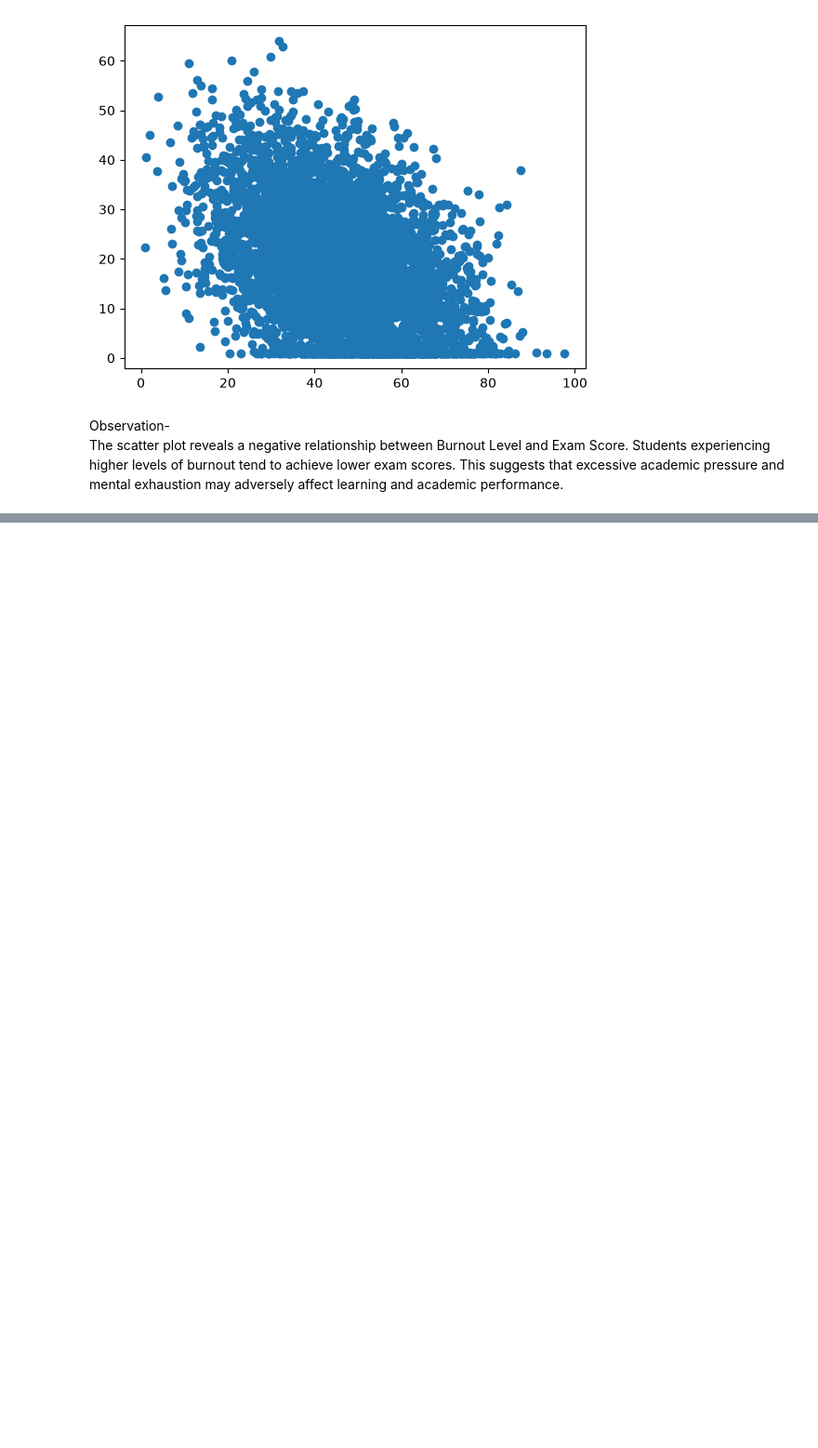
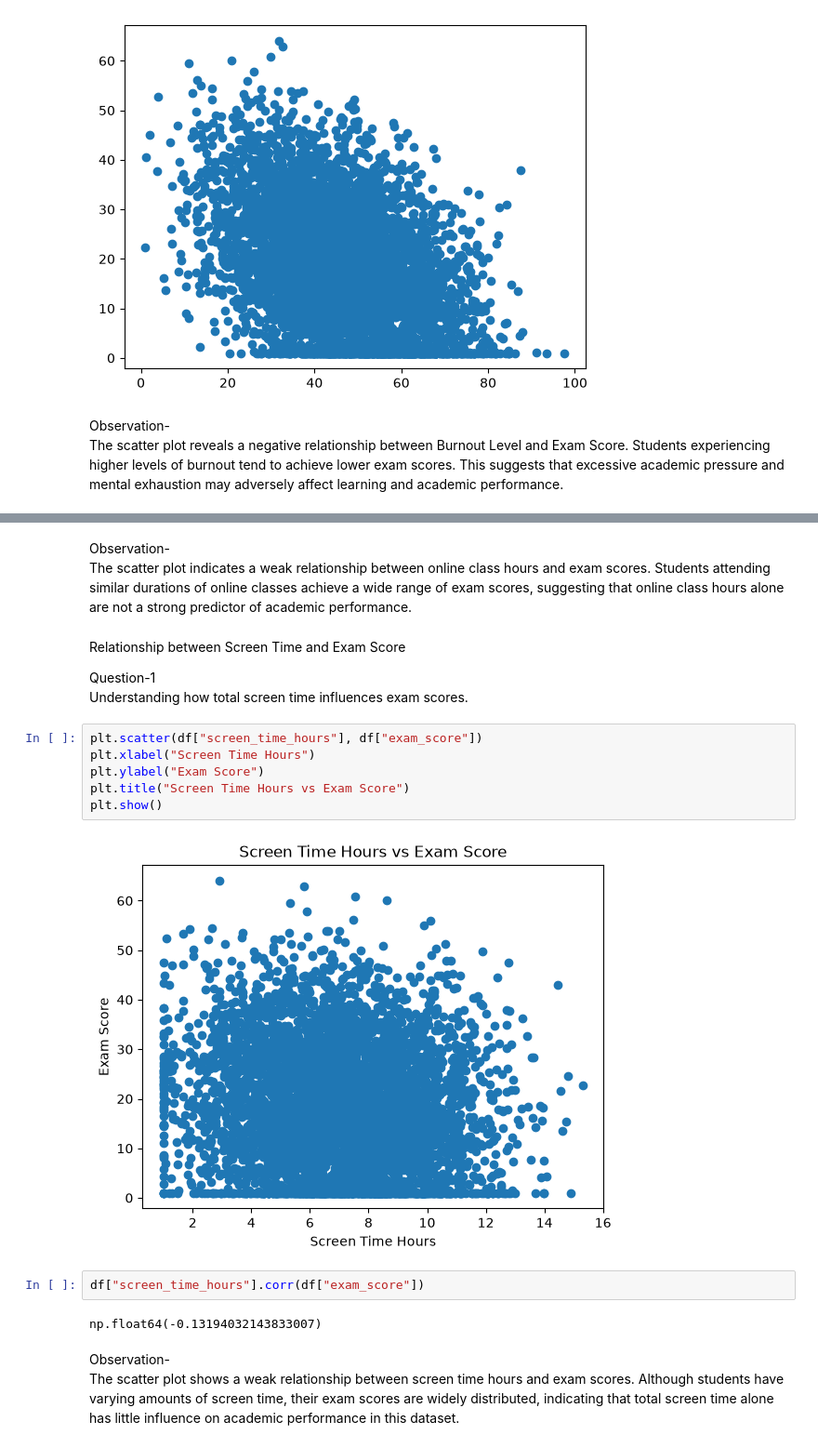
Before and after one commit to KAUSHANISEN/student_score_prediction, a Jupyter notebook: main/test.ipynb, the cells around one changed output, grey strips where cells are left out. Shown at 93% size. Drawn from its saved outputs; the diff is of its cells as text; blank space fills up the shorter version.

```diff
--- a/main/test.ipynb
+++ b/main/test.ipynb
@@ -202,0 +260,23 @@ The scatter plot reveals a negative relationship between Burnout Level and Exam
+# %% [markdown]
+Observation- <br>
+The scatter plot indicates a weak relationship between online class hours and exam scores. Students attending similar durations of online classes achieve a wide range of exam scores, suggesting that online class hours alone are not a strong predictor of academic performance.
+# %% [markdown]
+Relationship between Screen Time and Exam Score<br>
+
+Question-1<br>
+Understanding how total screen time influences exam scores.
+# %%
+plt.scatter(df["screen_time_hours"], df["exam_score"])
+plt.xlabel("Screen Time Hours")
+plt.ylabel("Exam Score")
+plt.title("Screen Time Hours vs Exam Score")
+plt.show()
+# %% [output]
+[figure, added]
+# %%
+df["screen_time_hours"].corr(df["exam_score"])
+# %% [output]
+np.float64(-0.13194032143833007)
+# %% [markdown]
+Observation- <br>
+The scatter plot shows a weak relationship between screen time hours and exam scores. Although students have varying amounts of screen time, their exam scores are widely distributed, indicating that total screen time alone has little influence on academic performance in this dataset.
```
Also changed, not shown: parts of 12 cells of this notebook.
